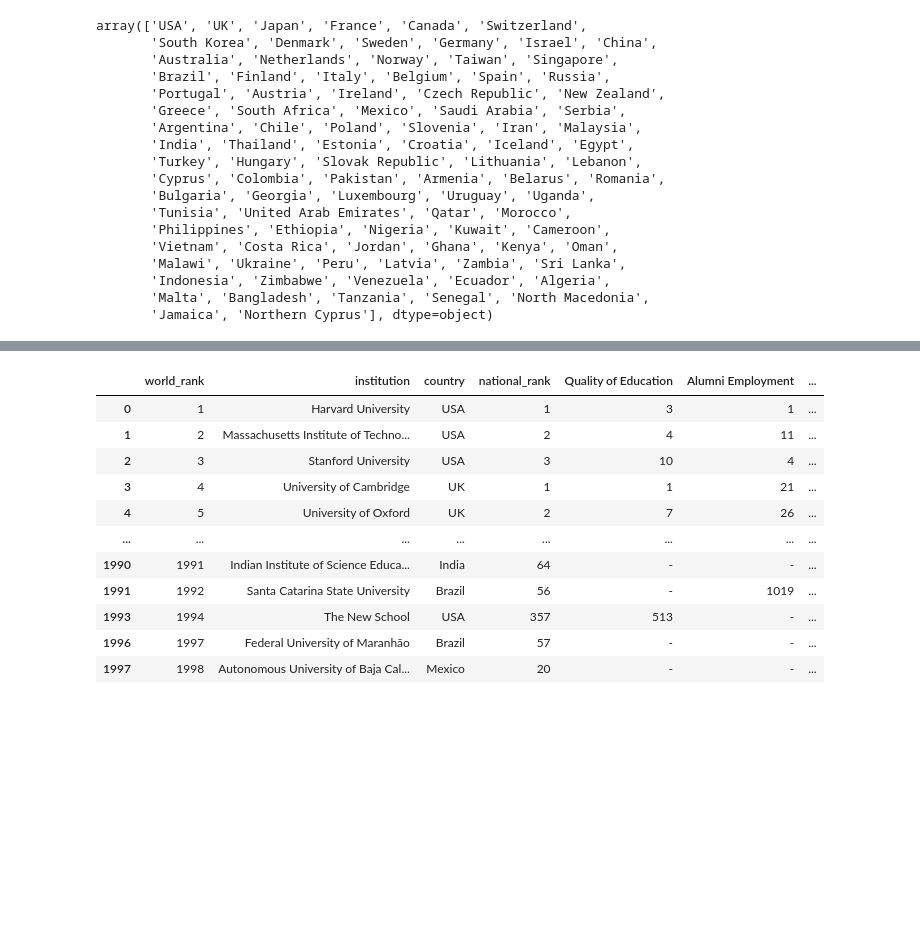
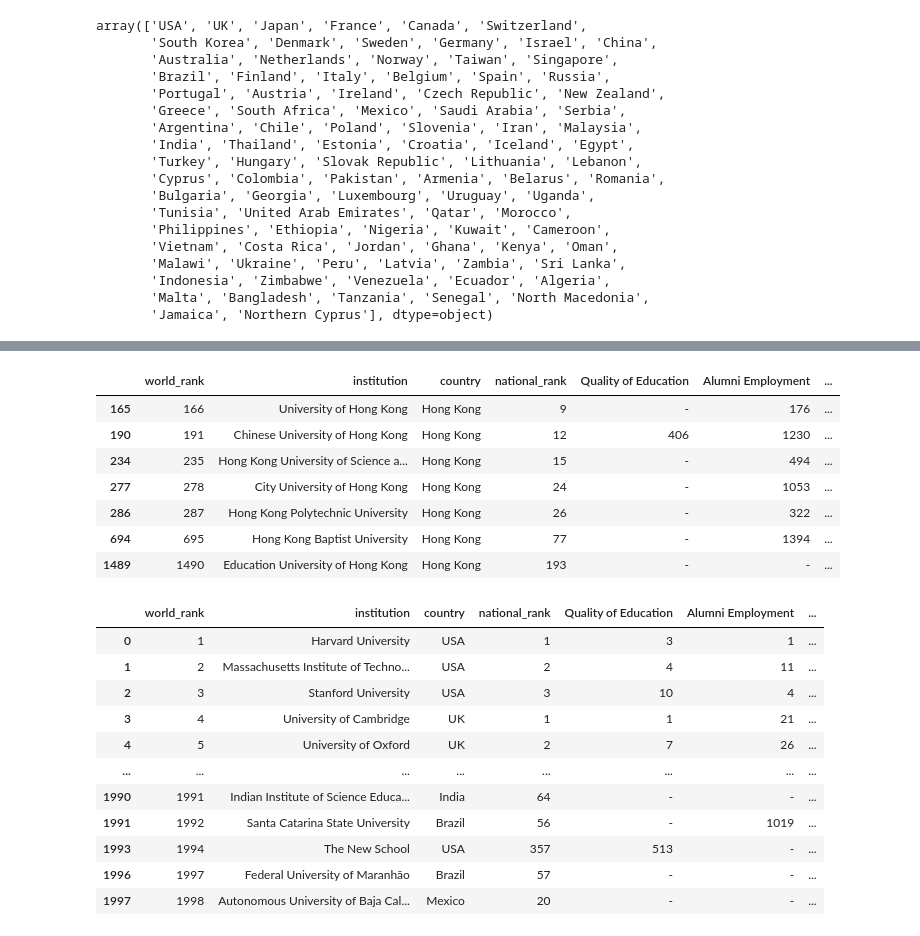
Before and after one commit to ShonaCritch/country_rankings_dashboard, a Jupyter notebook: ETL_data.ipynb, the cells around one changed output, grey strips where cells are left out. Drawn from its saved outputs; the diff is of its cells as text; code cells hidden in the pictures; blank space fills up the shorter version.

```diff
--- a/ETL_data.ipynb
+++ b/ETL_data.ipynb
@@ -305 +324,15 @@ array(['USA', 'UK', 'Japan', 'France', 'Canada', 'Switzerland',
+# %%
+#filter china_df to show only HK uni's and replace country to be HK in HK_df
+HK_df = china_df[china_df["institution"].str.contains("Hong Kong")]
+HK_df= HK_df.replace('China', 'Hong Kong')
+HK_df
+# %% [output]
+|  | world_rank | institution | country | national_rank | Quality of Education | Alumni Employment | ... |
+| 165 | 166 | University of Hong Kong | Hong Kong | 9 | - | 176 | ... |
+| 190 | 191 | Chinese University of Hong Kong | Hong Kong | 12 | 406 | 1230 | ... |
+| 234 | 235 | Hong Kong University of Science a... | Hong Kong | 15 | - | 494 | ... |
+| 277 | 278 | City University of Hong Kong | Hong Kong | 24 | - | 1053 | ... |
+| 286 | 287 | Hong Kong Polytechnic University | Hong Kong | 26 | - | 322 | ... |
+| 694 | 695 | Hong Kong Baptist University | Hong Kong | 77 | - | 1394 | ... |
+| 1489 | 1490 | Education University of Hong Kong | Hong Kong | 193 | - | - | ... |
 # %%
```
Also changed, not shown: parts of 6 cells of this notebook, 2 other files.
